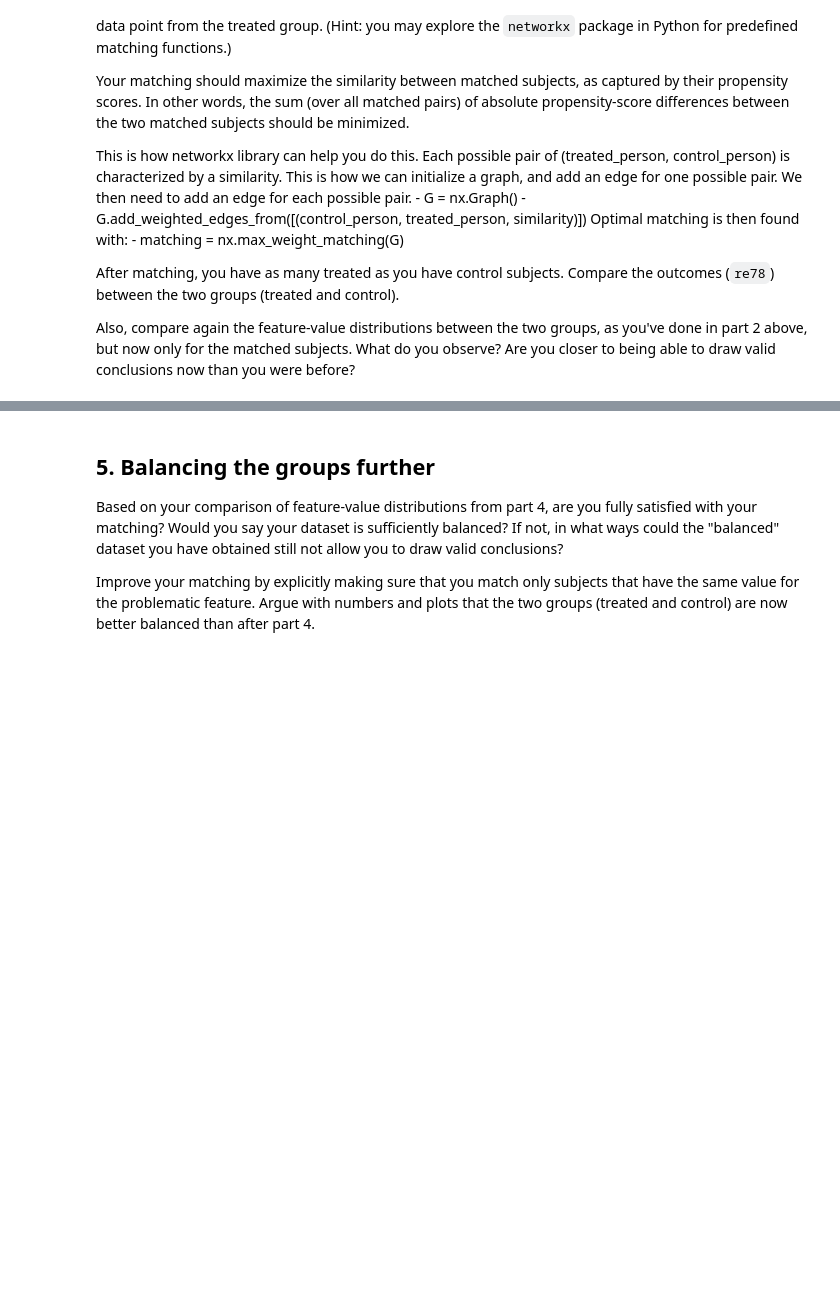
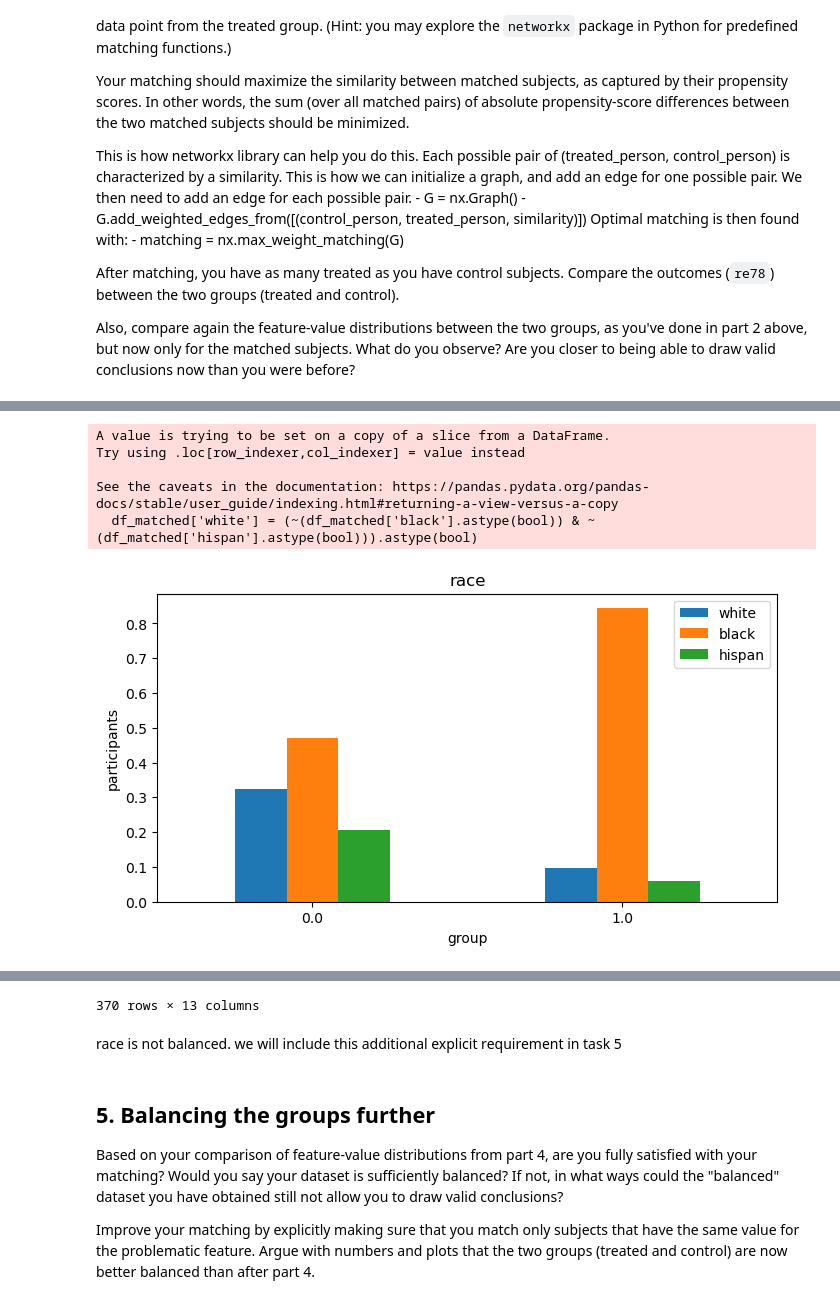
Before and after one commit to CamilleDelgrange/2022, a Jupyter notebook: Tutorials/05 - Observational studies/Observational studies exercise_cam.ipynb, the cells around one changed output, grey strips where cells are left out. Saved outputs shown, nothing was run; the diff lists cells and outputs as text; code cells hidden in the pictures; blank space fills up the shorter version.

```diff
--- a/Tutorials/05 - Observational studies/Observational studies exercise_cam.ipynb
+++ b/Tutorials/05 - Observational studies/Observational studies exercise_cam.ipynb
@@ -326,0 +333,4 @@ Are you closer to being able to draw valid conclusions now than you were before?
+# %%
+def get_similarity(propensity_score1, propensity_score2):
+    '''Calculate similarity for instances with given propensity scores'''
+    return 1-np.abs(propensity_score1-propensity_score2)
@@ -326,0 +409,24 @@ Are you closer to being able to draw valid conclusions now than you were before?
+# %%
+# race
+
+df_matched['white'] = (~(df_matched['black'].astype(bool)) & ~(df_matched['hispan'].astype(bool))).astype(bool)
+group = df.groupby(df_matched.treat)[['white', 'black', 'hispan']].sum()
+group = group.div(group.sum(axis=1), axis=0)
+pl = group.plot(kind='bar', figsize=[8,4], rot=0)
+pl.set_title('race')
+pl.set_ylabel('participants')
+pl.set_xlabel('group')
+plt.show()
+df_matched
+# white outnumber the other races in the control group, and on the
+# other hand, in the treated group the proportion of black is almost
+# the only one
+
+#
+# %% [output]
+A value is trying to be set on a copy of a slice from a DataFrame.
+Try using .loc[row_indexer,col_indexer] = value instead
+
+See the caveats in the documentation: https://pandas.pydata.org/pandas-docs/stable/user_guide/indexing.html#returning-a-view-versus-a-copy
+  df_matched['white'] = (~(df_matched['black'].astype(bool)) & ~(df_matched['hispan'].astype(bool))).astype(bool)
+[figure, added]
@@ -327,3 +445,6 @@ Are you closer to being able to draw valid conclusions now than you were before?
+370 rows × 13 columns
+# %% [markdown]
+race is not balanced. we will include this additional explicit requirement in task 5
 # %% [markdown]
 ## 5. Balancing the groups further
 
```
Also changed, not shown: parts of 22 cells of this notebook.
